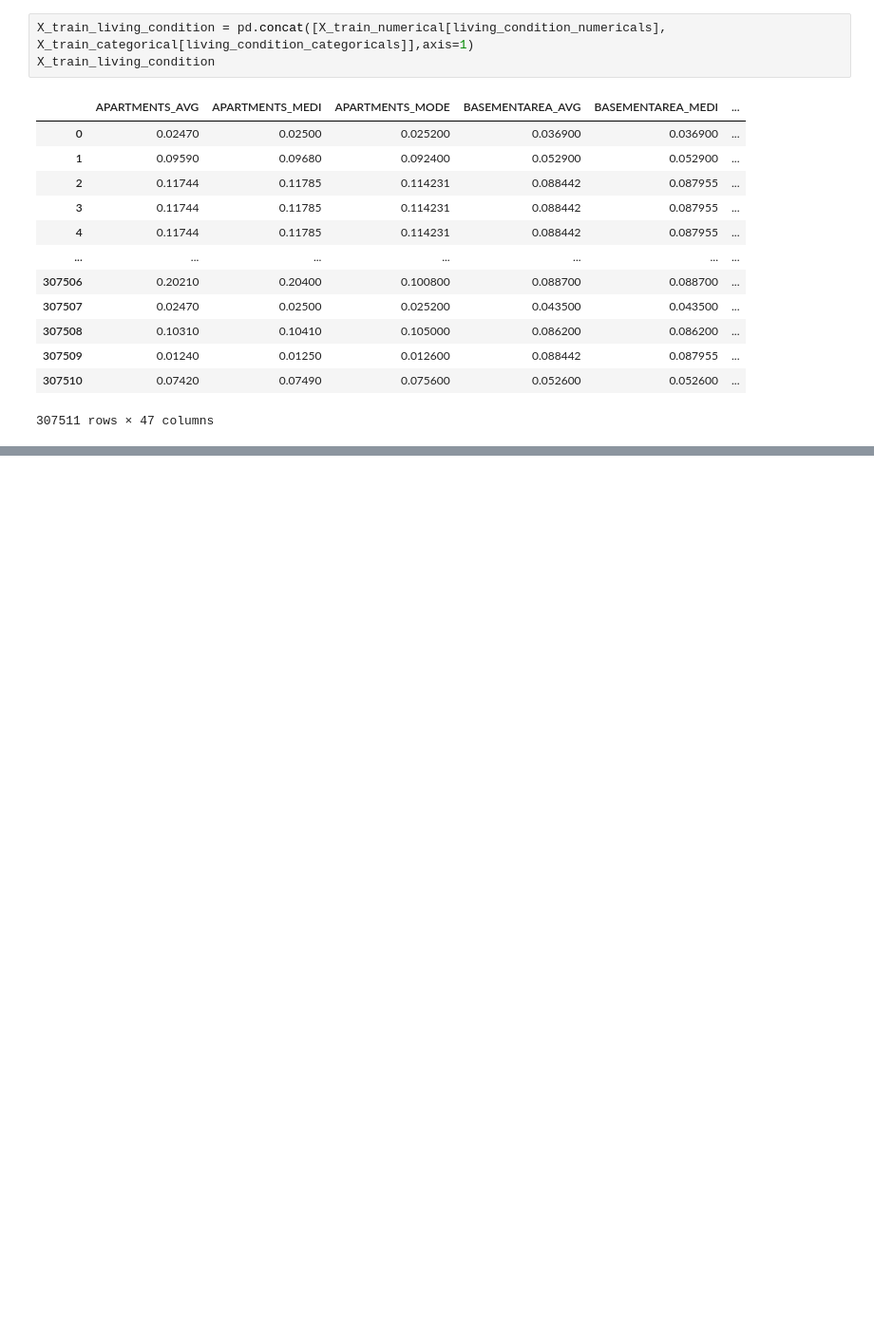
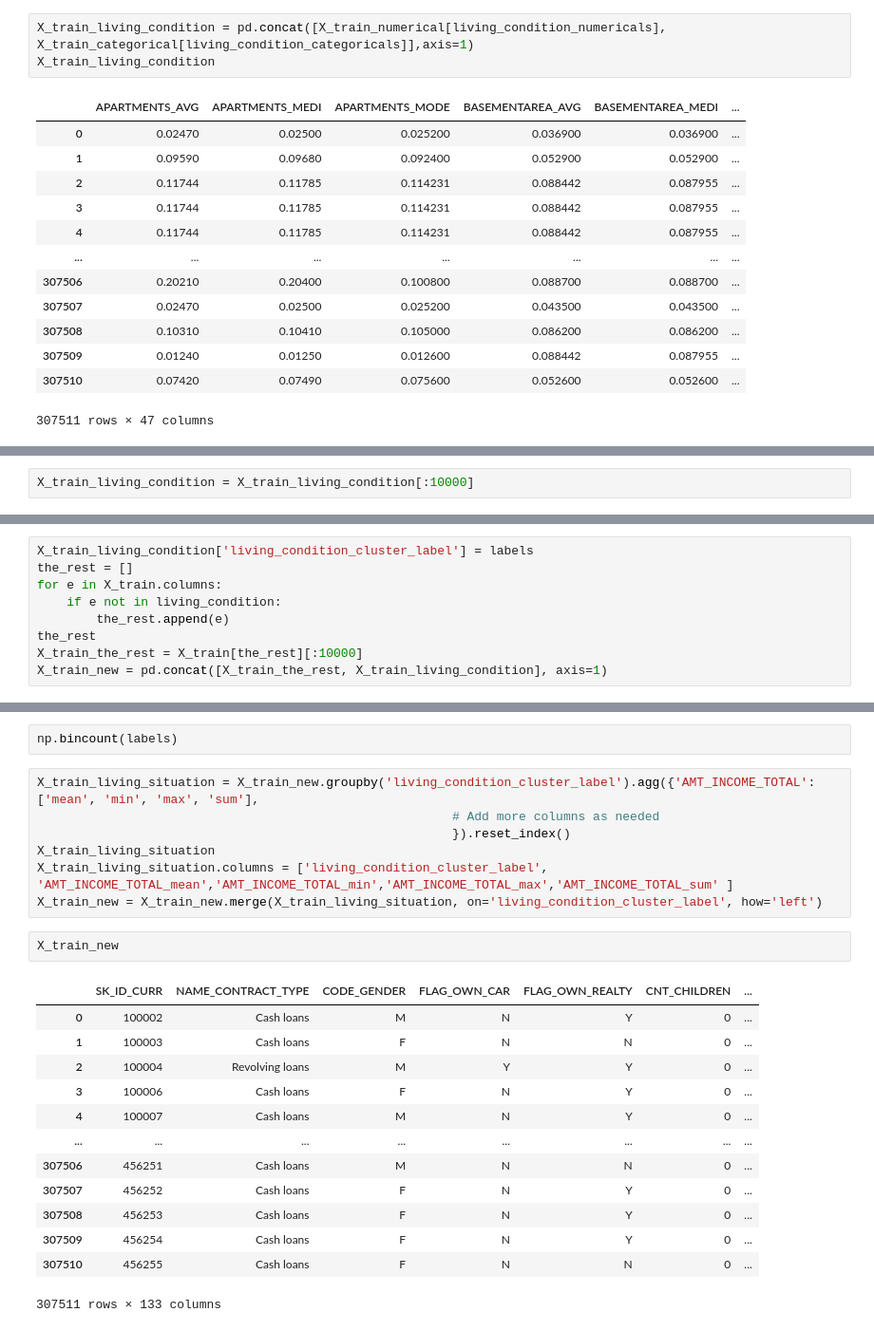
Before and after one commit to FlyingWhalesHQ/flying-whales-blog, a Jupyter notebook: _notebooks/40FeatureEngineering.ipynb, the cells around one changed output, grey strips where cells are left out. Shown at 95% size. Cells and saved outputs as stored; diff of their text form; blank space fills up the shorter version.

```diff
--- a/_notebooks/40FeatureEngineering.ipynb
+++ b/_notebooks/40FeatureEngineering.ipynb
@@ -192,0 +211,2 @@ X_train_living_condition
+# %%
+X_train_living_condition = X_train_living_condition[:10000]
@@ -192,0 +267,9 @@ X_train_living_condition
+# %%
+X_train_living_condition['living_condition_cluster_label'] = labels
+the_rest = []
+for e in X_train.columns:
+    if e not in living_condition:
+        the_rest.append(e)
+the_rest
+X_train_the_rest = X_train[the_rest][:10000]
+X_train_new = pd.concat([X_train_the_rest, X_train_living_condition], axis=1)
@@ -192,0 +286,25 @@ X_train_living_condition
+# %%
+np.bincount(labels)
+# %%
+X_train_living_situation = X_train_new.groupby('living_condition_cluster_label').agg({'AMT_INCOME_TOTAL': ['mean', 'min', 'max', 'sum'],
+                                                        # Add more columns as needed
+                                                        }).reset_index()
+X_train_living_situation
+X_train_living_situation.columns = ['living_condition_cluster_label', 'AMT_INCOME_TOTAL_mean','AMT_INCOME_TOTAL_min','AMT_INCOME_TOTAL_max','AMT_INCOME_TOTAL_sum' ]
+X_train_new = X_train_new.merge(X_train_living_situation, on='living_condition_cluster_label', how='left')
+# %%
+X_train_new
+# %% [output]
+|  | SK_ID_CURR | NAME_CONTRACT_TYPE | CODE_GENDER | FLAG_OWN_CAR | FLAG_OWN_REALTY | CNT_CHILDREN | ... |
+| 0 | 100002 | Cash loans | M | N | Y | 0 | ... |
+| 1 | 100003 | Cash loans | F | N | N | 0 | ... |
+| 2 | 100004 | Revolving loans | M | Y | Y | 0 | ... |
+| 3 | 100006 | Cash loans | F | N | Y | 0 | ... |
+| 4 | 100007 | Cash loans | M | N | Y | 0 | ... |
+| ... | ... | ... | ... | ... | ... | ... | ... |
+| 307506 | 456251 | Cash loans | M | N | N | 0 | ... |
+| 307507 | 456252 | Cash loans | F | N | Y | 0 | ... |
+| 307508 | 456253 | Cash loans | F | N | Y | 0 | ... |
+| 307509 | 456254 | Cash loans | F | N | Y | 0 | ... |
+| 307510 | 456255 | Cash loans | F | N | N | 0 | ... |
+307511 rows × 133 columns
```
Also changed, not shown: parts of 20 cells of this notebook, 1 other file.
